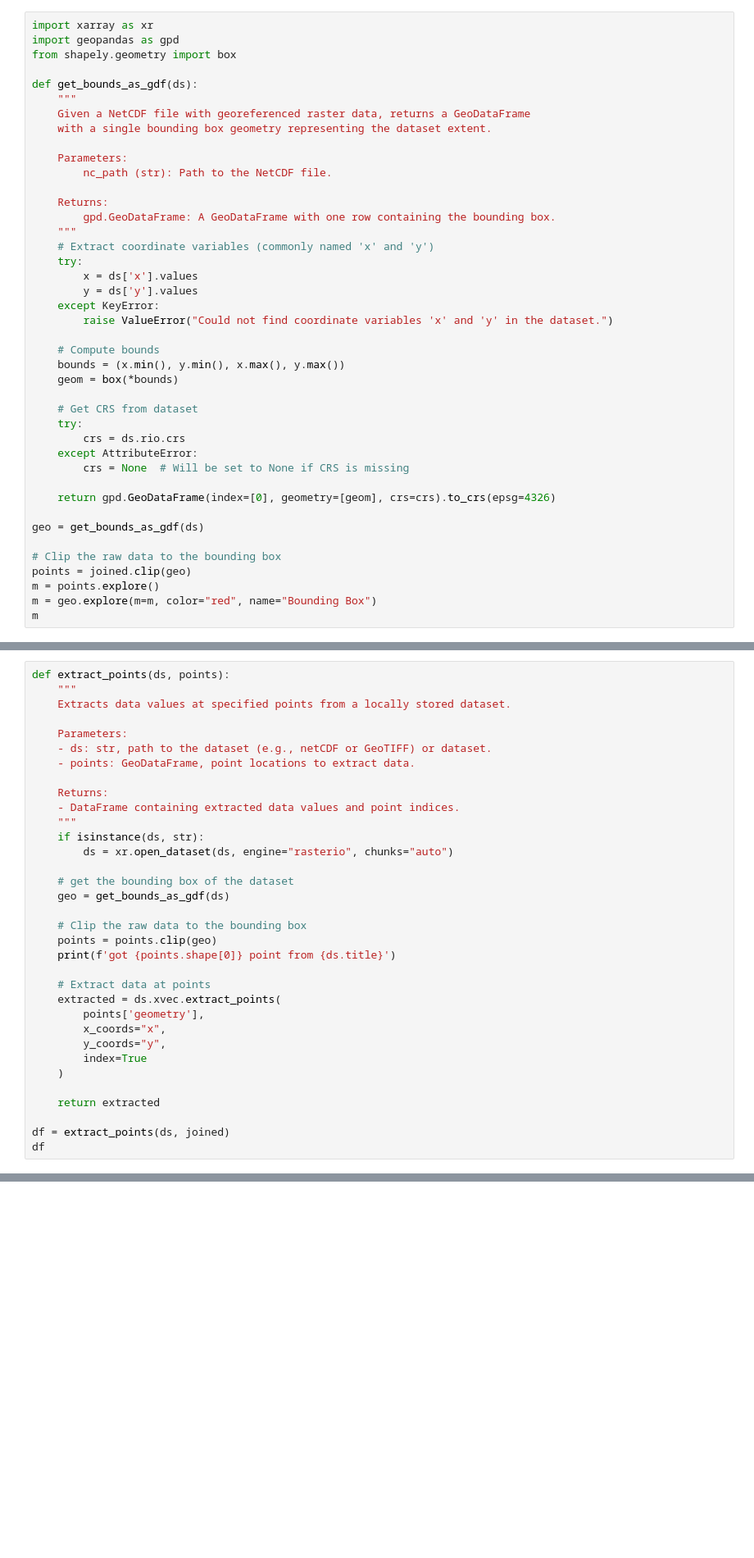
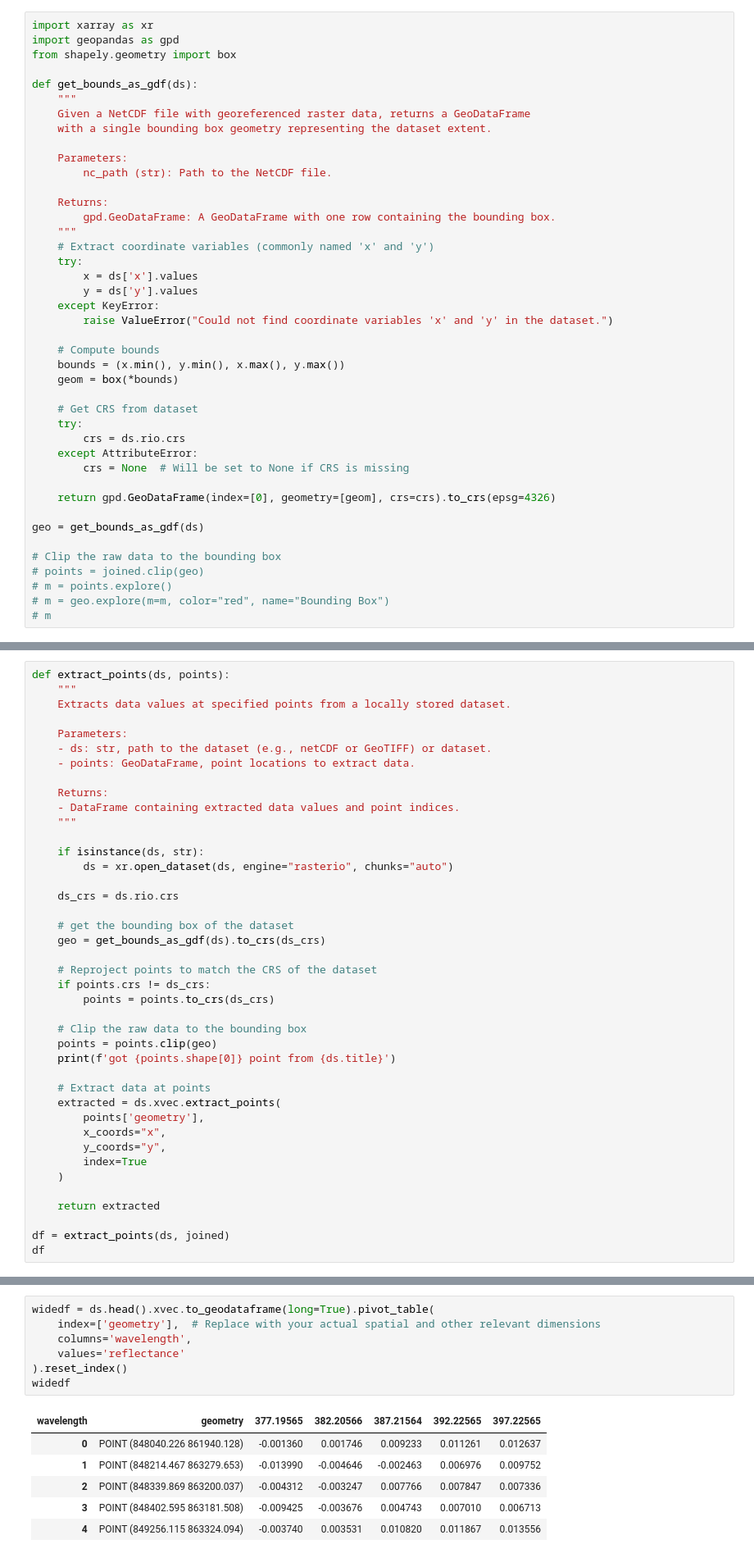
Before and after one commit to Geethen/hypinvalimap, a Jupyter notebook: code/2023_invasives.ipynb, the cells around one changed output, grey strips where cells are left out. Shown at 82% size. Saved outputs shown, nothing was run; the diff lists cells and outputs as text; blank space fills up the shorter version.

```diff
--- a/code/2023_invasives.ipynb
+++ b/code/2023_invasives.ipynb
@@ -174,7 +178,7 @@ def get_bounds_as_gdf(ds):
 geo = get_bounds_as_gdf(ds)
 
 # Clip the raw data to the bounding box
-points = joined.clip(geo)
-m = points.explore()
-m = geo.explore(m=m, color="red", name="Bounding Box")
-m
+# points = joined.clip(geo)
+# m = points.explore()
+# m = geo.explore(m=m, color="red", name="Bounding Box")
+# m
@@ -239,11 +268,18 @@ def extract_points(ds, points):
     Returns:
     - DataFrame containing extracted data values and point indices.
     """
+
     if isinstance(ds, str):
         ds = xr.open_dataset(ds, engine="rasterio", chunks="auto")
 
+    ds_crs = ds.rio.crs
+
     # get the bounding box of the dataset
-    geo = get_bounds_as_gdf(ds)
+    geo = get_bounds_as_gdf(ds).to_crs(ds_crs)
+
+    # Reproject points to match the CRS of the dataset
+    if points.crs != ds_crs:
+        points = points.to_crs(ds_crs)
 
     # Clip the raw data to the bounding box
     points = points.clip(geo)
@@ -359,3 +400,17 @@ Data variables: (12/15)
+# %%
+widedf = ds.head().xvec.to_geodataframe(long=True).pivot_table(
+    index=['geometry'],  # Replace with your actual spatial and other relevant dimensions
+    columns='wavelength',
+    values='reflectance'
+).reset_index()
+widedf
+# %% [output]
+| wavelength | geometry | 377.19565 | 382.20566 | 387.21564 | 392.22565 | 397.22565 |
+| 0 | POINT (848040.226 861940.128) | -0.001360 | 0.001746 | 0.009233 | 0.011261 | 0.012637 |
+| 1 | POINT (848214.467 863279.653) | -0.013990 | -0.004646 | -0.002463 | 0.006976 | 0.009752 |
+| 2 | POINT (848339.869 863200.037) | -0.004312 | -0.003247 | 0.007766 | 0.007847 | 0.007336 |
+| 3 | POINT (848402.595 863181.508) | -0.009425 | -0.003676 | 0.004743 | 0.007010 | 0.006713 |
+| 4 | POINT (849256.115 863324.094) | -0.003740 | 0.003531 | 0.010820 | 0.011867 | 0.013556 |
 # %%
 dsp_plot = ds.where(ds['class']==5, drop=True)
 h = dsp_plot['reflectance'].hvplot.line(x='wavelength',by='index',
```
Also changed, not shown: parts of 10 cells of this notebook, 1 other file.
